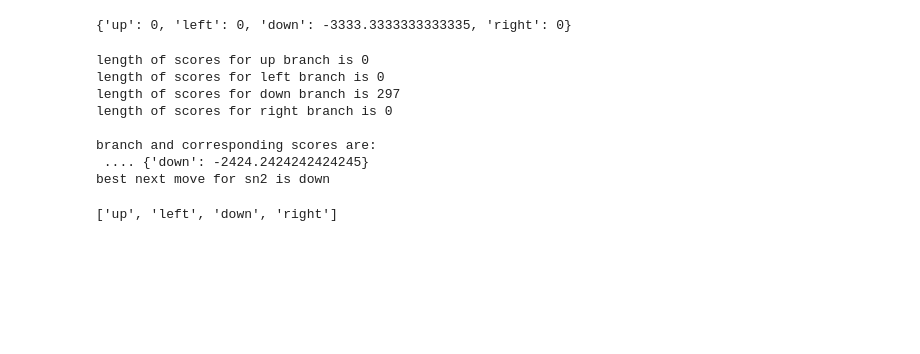
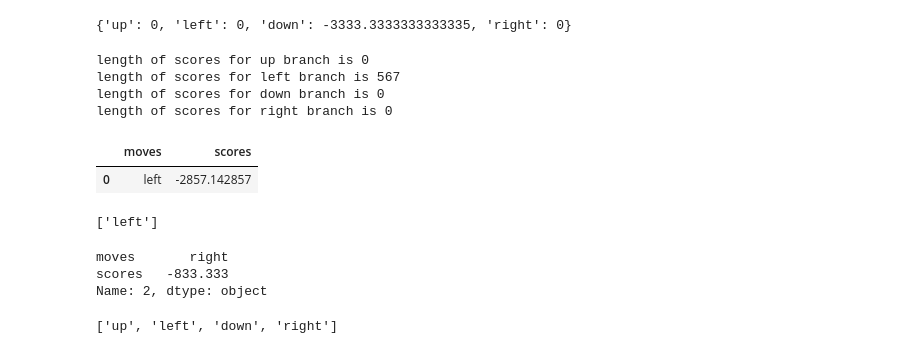
Before and after one commit to ericpien/battlesnake, a Jupyter notebook: ipynb notes/testing_notes.ipynb, the cells around one changed output. Drawn from its saved outputs; the diff is of its cells as text; code cells hidden in the pictures; blank space fills up the shorter version.

```diff
--- a/ipynb notes/testing_notes.ipynb
+++ b/ipynb notes/testing_notes.ipynb
@@ -0,0 +219,22 @@
+# %%
+## permnute_ours test
+lob = b1.permute_ours(s2,['down','right','left']) #s2's down will consume food
+counter = 1
+
+print('origin')
+
+for s in b1.snakes:
+    print('id: {}\n - head: {}\n - body: {}'.format(s['id'],s['head'],s['body']))
+
+print('\n')
+
+for b in lob:
+    print('board #{}'.format(counter))
+    for s in b.snakes:
+        print('id: {}\n - head: {}.\n - body: {}'.format(s['id'],s['head'],s['body'])) #check movement
+
+    counter += 1
+    print('\n')
+
+for b in lob:
+    print(b.food) #checks food
@@ -322,33 +576,50 @@ def new_safe_moves(x):
 # %%
-snake_name = 'sn2'
+snake_name = 'sn1'
 # %%
-scores = {}
+moves = []
+scores = []
+summary = pd.DataFrame()
 
 for move in safe_moves:
     new_new_lob = []
     for b in next_lob(board, [], 0, move):
         my_snake = [snake for snake in b['snakes'] if snake['name'] == snake_name]
 
         if len(my_snake) > 0:
-            for m in new_safe_moves(b): #TODO: new_safe_moves fn required
-                new_new_lob += next_lob(b, [], 0 , m)
+            for move2 in safe_moves: #TODO: new_safe_moves fn required
+                new_new_lob += next_lob(b, [], 0 , move2)
 
     score = [score_b(b) for b in new_new_lob]
     print('length of scores for {} branch is {}'.format(move, len(score)))
 
     if len(score) > 0:
-        scores[move] = mean(score)
+        moves.append(move)
+        scores.append(mean(score))
 
-best_next_move = max(scores, key=scores.get)
-
-print('\nbranch and corresponding scores are: \n .... {}'.format(scores))
-print('best next move for {} is {}'.format(snake_name,best_next_move))
+summary["moves"] = moves
+summary["scores"] = scores
+summary
 # %% [output]
 length of scores for up branch is 0
-length of scores for left branch is 0
-length of scores for down branch is 297
+length of scores for left branch is 567
+length of scores for down branch is 0
 length of scores for right branch is 0
-
-branch and corresponding scores are:
- .... {'down': -2424.2424242424245}
-best next move for sn2 is down
+|  | moves | scores |
+| 0 | left | -2857.142857 |
+# %%
+max_score = max(summary['scores'])
+best_next_moves = []
+for i in range(len(summary)):
+    if summary['scores'][i] == max_score:
+        best_next_moves.append(summary['moves'][i])
+
+
+best_next_moves
+# %% [output]
+['left']
+# %%
+summary.iloc[2]
+# %% [output]
+moves       right
+scores   -833.333
+Name: 2, dtype: object
```
Also changed, not shown: parts of 33 cells of this notebook.
